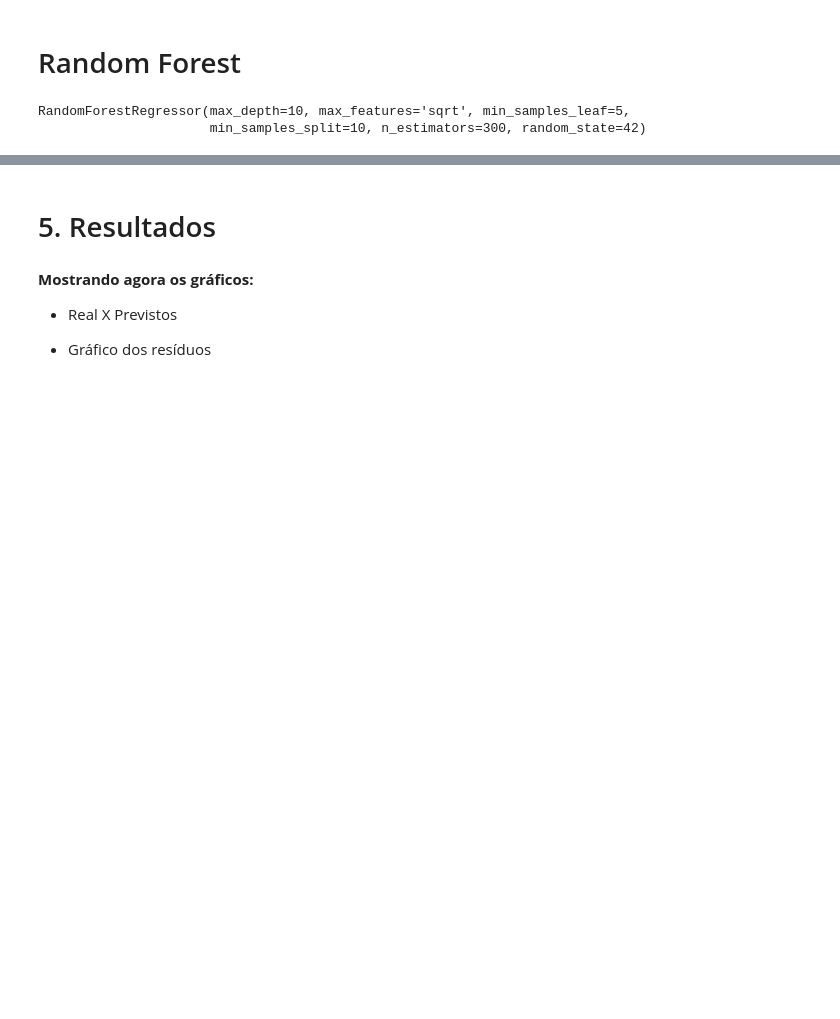
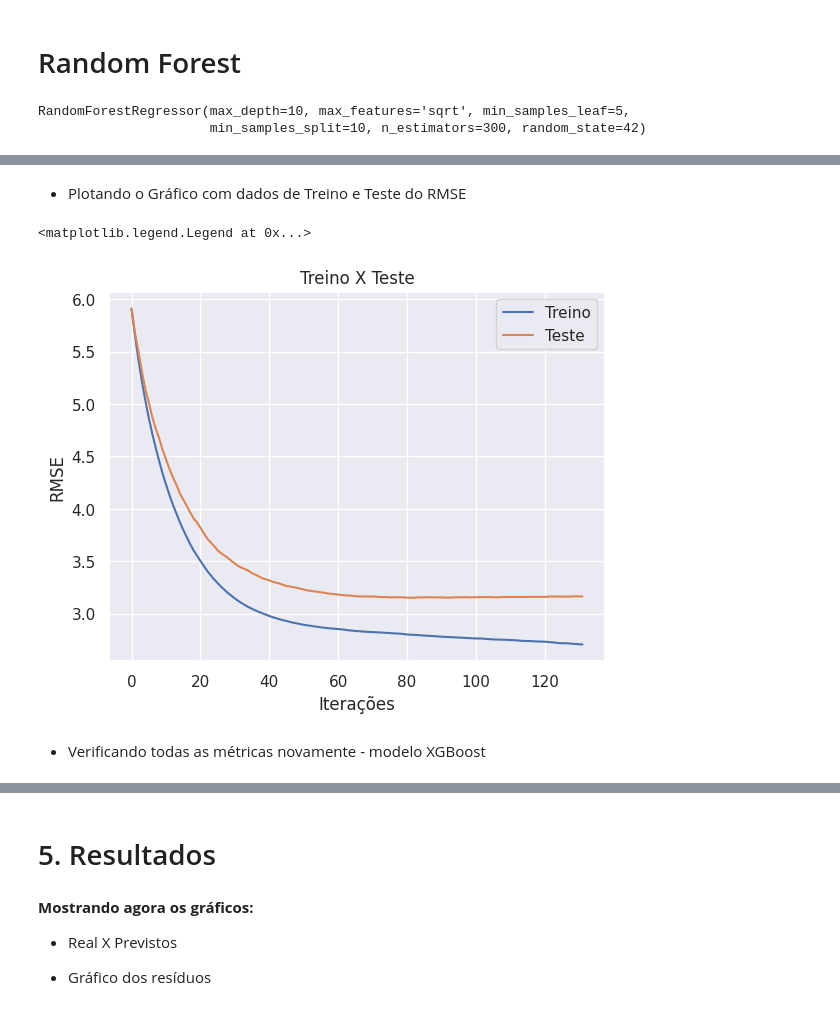
Before and after one commit to RenanTrevelim/Projeto_Previsao_Consumo_de_Energia, a Jupyter notebook: Machine_Learning_Regressão_Consumo_de_Energia.ipynb, the cells around one changed output, grey strips where cells are left out. Saved outputs shown, nothing was run; the diff lists cells and outputs as text; code cells hidden in the pictures; blank space fills up the shorter version.

```diff
--- a/Machine_Learning_Regressão_Consumo_de_Energia.ipynb
+++ b/Machine_Learning_Regressão_Consumo_de_Energia.ipynb
@@ -439,0 +541,14 @@ RMSE: 1.627893511550324
+# %% [markdown]
+* Plotando o Gráfico com dados de Treino e Teste do RMSE
+# %%
+plt.plot(treino_rmse, label='Treino')
+plt.plot(teste_rmse, label='Teste')
+plt.title('Treino X Teste')
+plt.xlabel('Iterações')
+plt.ylabel('RMSE')
+plt.legend()
+# %% [output]
+<matplotlib.legend.Legend at 0x...>
+[figure, added]
+# %% [markdown]
+* Verificando todas as métricas novamente - modelo XGBoost
```
Also changed, not shown: parts of 43 cells of this notebook, 7 other files.
